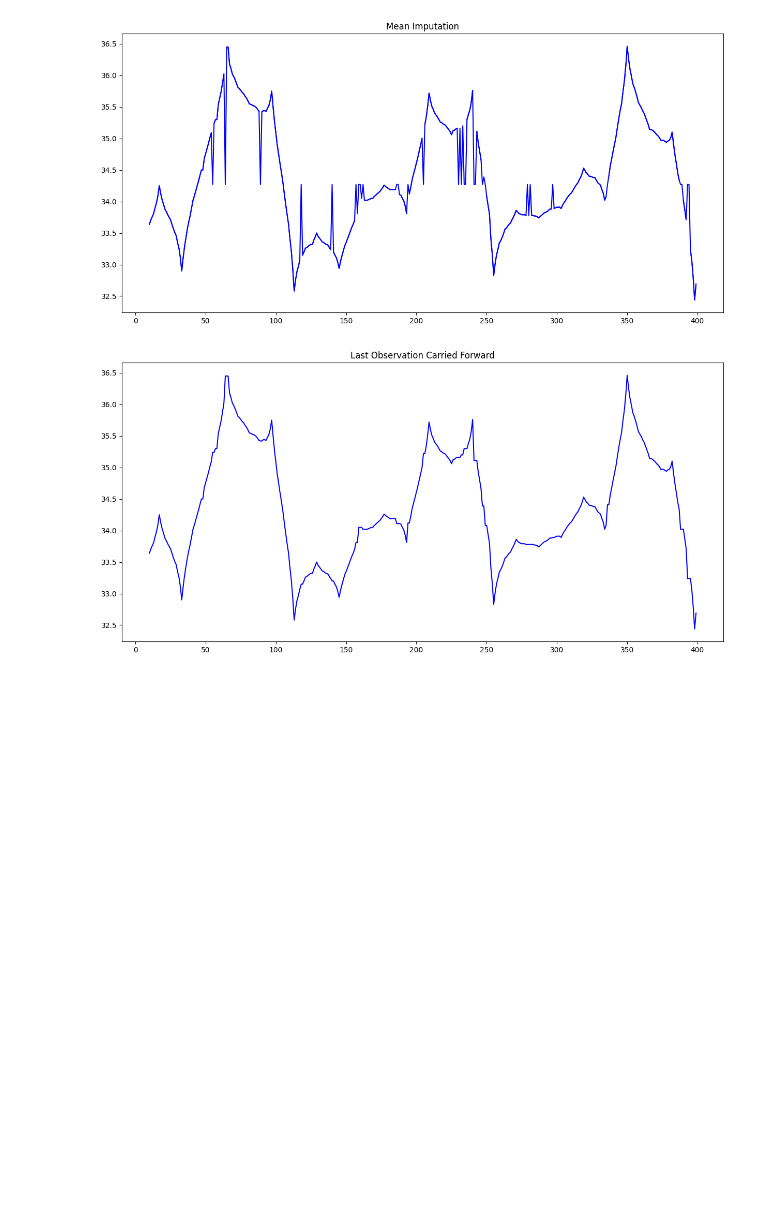
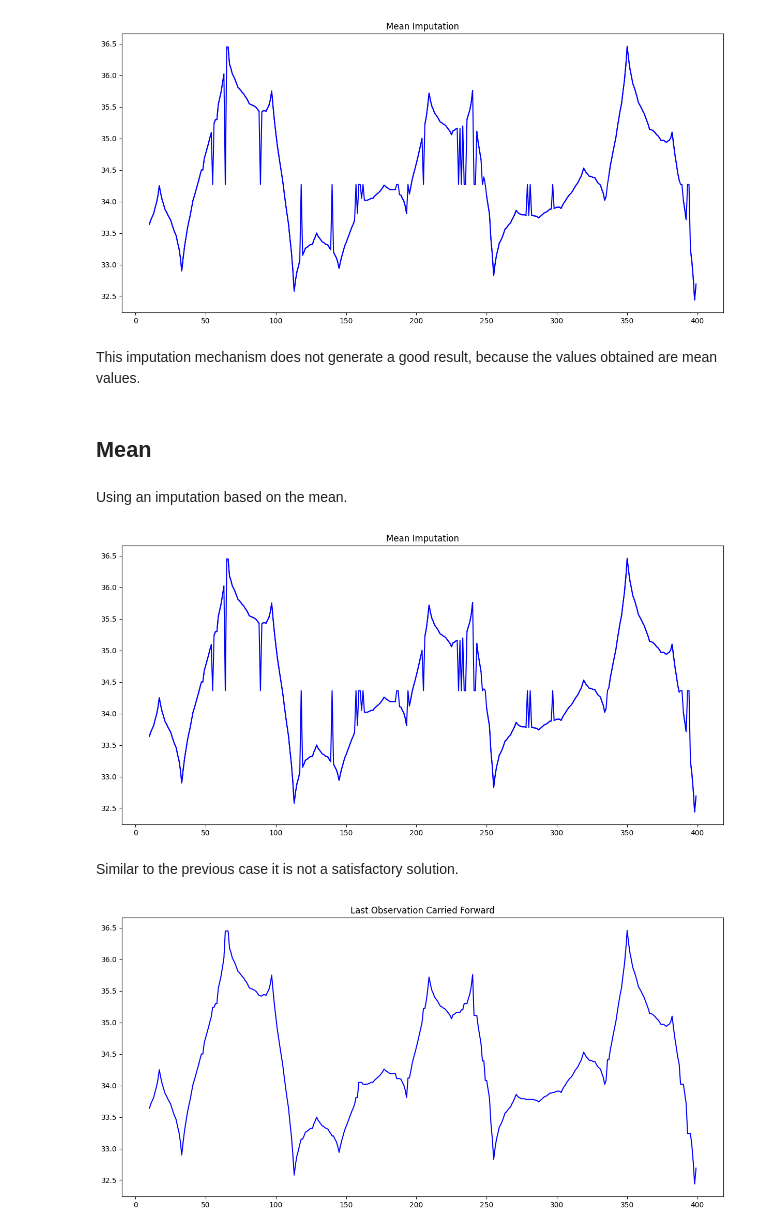
Before and after one commit to adricanovas/TemperatureDataImputation, a Jupyter notebook: DataImputation.ipynb, the cells around one changed output. Saved outputs shown, nothing was run; the diff lists cells and outputs as text; code cells hidden in the pictures; blank space fills up the shorter version.

```diff
--- a/DataImputation.ipynb
+++ b/DataImputation.ipynb
@@ -108,6 +96,27 @@ plt.title('Mean Imputation')
 plt.show()
 # %% [output]
 [figure]
+# %% [markdown]
+This imputation mechanism does not generate a good result, because the values obtained are mean values.
+# %% [markdown]
+## Mean
+# %% [markdown]
+Using an imputation based on the mean.
+# %%
+# declare the size of the  plot
+plt.rcParams['figure.figsize']=(15,7)
+# fill the missing data using the mean of the present observations
+dataset = dataClean.assign(FillMean=dataClean.fillna(dataClean.mean()))
+# pass the data and declared the colour of your curve, i.e., blue
+plt.plot(dataset[10:400], color='blue')
+# add tittle to the plot
+plt.title('Mean Imputation')
+ # print the plot
+plt.show()
+# %% [output]
+[figure, added]
+# %% [markdown]
+Similar to the previous case it is not a satisfactory solution.
 # %%
 # figure size
 plt.rcParams['figure.figsize']=(15,7)
```
Also changed, not shown: parts of 21 cells of this notebook.
